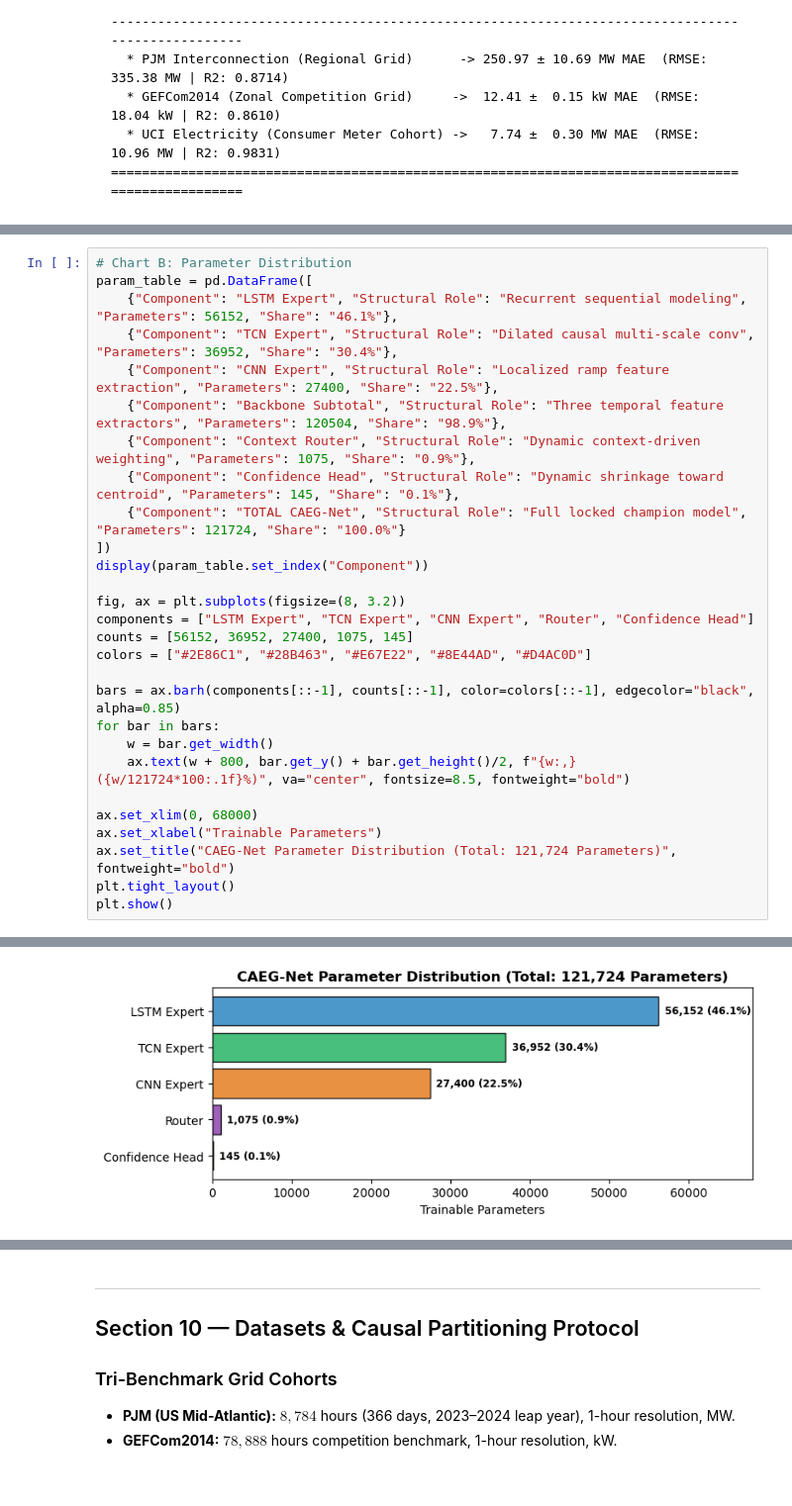
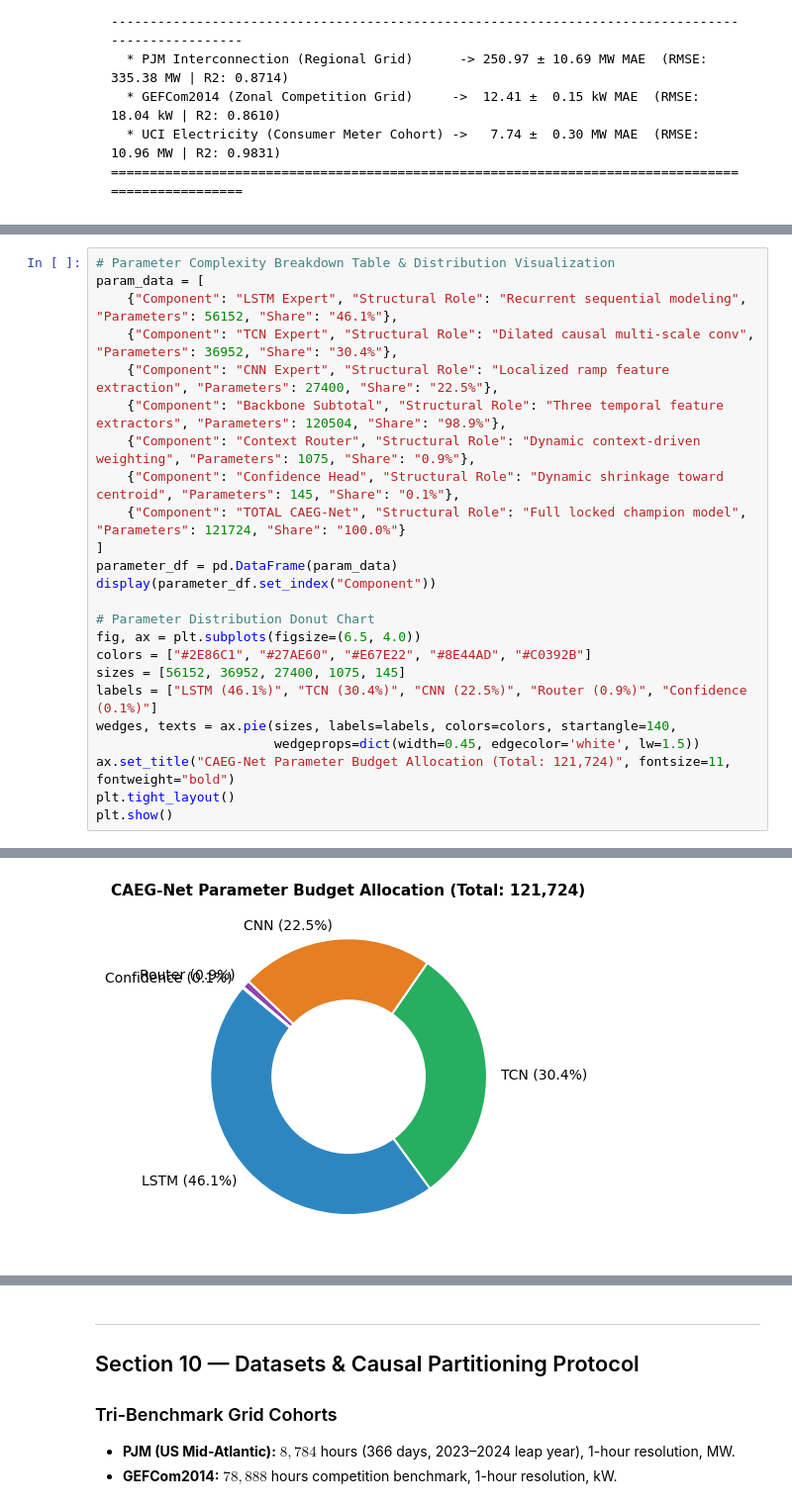
Before and after one commit to vinay-0208/CAEGNET, a Jupyter notebook: research/notebooks/CAEG_Net_Faculty_Review.ipynb, the cells around one changed output, grey strips where cells are left out. Shown at 99% size. Cells and saved outputs as stored; diff of their text form.

```diff
--- a/research/notebooks/CAEG_Net_Faculty_Review.ipynb
+++ b/research/notebooks/CAEG_Net_Faculty_Review.ipynb
@@ -171,41 +237,37 @@ CAEG-Net is engineered as an **ultra-compact model ($121,724$ parameters, $<0.5$
 # %%
-# Chart B: Parameter Distribution
-param_table = pd.DataFrame([
+# Parameter Complexity Breakdown Table & Distribution Visualization
+param_data = [
     {"Component": "LSTM Expert", "Structural Role": "Recurrent sequential modeling", "Parameters": 56152, "Share": "46.1%"},
     {"Component": "TCN Expert", "Structural Role": "Dilated causal multi-scale conv", "Parameters": 36952, "Share": "30.4%"},
     {"Component": "CNN Expert", "Structural Role": "Localized ramp feature extraction", "Parameters": 27400, "Share": "22.5%"},
     {"Component": "Backbone Subtotal", "Structural Role": "Three temporal feature extractors", "Parameters": 120504, "Share": "98.9%"},
     {"Component": "Context Router", "Structural Role": "Dynamic context-driven weighting", "Parameters": 1075, "Share": "0.9%"},
     {"Component": "Confidence Head", "Structural Role": "Dynamic shrinkage toward centroid", "Parameters": 145, "Share": "0.1%"},
     {"Component": "TOTAL CAEG-Net", "Structural Role": "Full locked champion model", "Parameters": 121724, "Share": "100.0%"}
-])
-display(param_table.set_index("Component"))
+]
+parameter_df = pd.DataFrame(param_data)
+display(parameter_df.set_index("Component"))
 
-fig, ax = plt.subplots(figsize=(8, 3.2))
-components = ["LSTM Expert", "TCN Expert", "CNN Expert", "Router", "Confidence Head"]
-counts = [56152, 36952, 27400, 1075, 145]
-colors = ["#2E86C1", "#28B463", "#E67E22", "#8E44AD", "#D4AC0D"]
-
-bars = ax.barh(components[::-1], counts[::-1], color=colors[::-1], edgecolor="black", alpha=0.85)
-for bar in bars:
-    w = bar.get_width()
-    ax.text(w + 800, bar.get_y() + bar.get_height()/2, f"{w:,} ({w/121724*100:.1f}%)", va="center", fontsize=8.5, fontweight="bold")
-
-ax.set_xlim(0, 68000)
-ax.set_xlabel("Trainable Parameters")
-ax.set_title("CAEG-Net Parameter Distribution (Total: 121,724 Parameters)", fontweight="bold")
+# Parameter Distribution Donut Chart
+fig, ax = plt.subplots(figsize=(6.5, 4.0))
+colors = ["#2E86C1", "#27AE60", "#E67E22", "#8E44AD", "#C0392B"]
+sizes = [56152, 36952, 27400, 1075, 145]
+labels = ["LSTM (46.1%)", "TCN (30.4%)", "CNN (22.5%)", "Router (0.9%)", "Confidence (0.1%)"]
+wedges, texts = ax.pie(sizes, labels=labels, colors=colors, startangle=140,
+                       wedgeprops=dict(width=0.45, edgecolor='white', lw=1.5))
+ax.set_title("CAEG-Net Parameter Budget Allocation (Total: 121,724)", fontsize=11, fontweight="bold")
 plt.tight_layout()
 plt.show()
 # %% [output]
 |  | Structural Role | Parameters | Share |
 | Component |  |  |  |
 | LSTM Expert | Recurrent sequential modeling | 56152 | 46.1% |
 | TCN Expert | Dilated causal multi-scale conv | 36952 | 30.4% |
 | CNN Expert | Localized ramp feature extraction | 27400 | 22.5% |
 | Backbone Subtotal | Three temporal feature extractors | 120504 | 98.9% |
 | Context Router | Dynamic context-driven weighting | 1075 | 0.9% |
 | Confidence Head | Dynamic shrinkage toward centroid | 145 | 0.1% |
 | TOTAL CAEG-Net | Full locked champion model | 121724 | 100.0% |
-[figure, old version]
+[figure, new version]
 # %% [markdown]
 ### How to explain this to faculty
```
Also changed, not shown: parts of 51 cells of this notebook.
